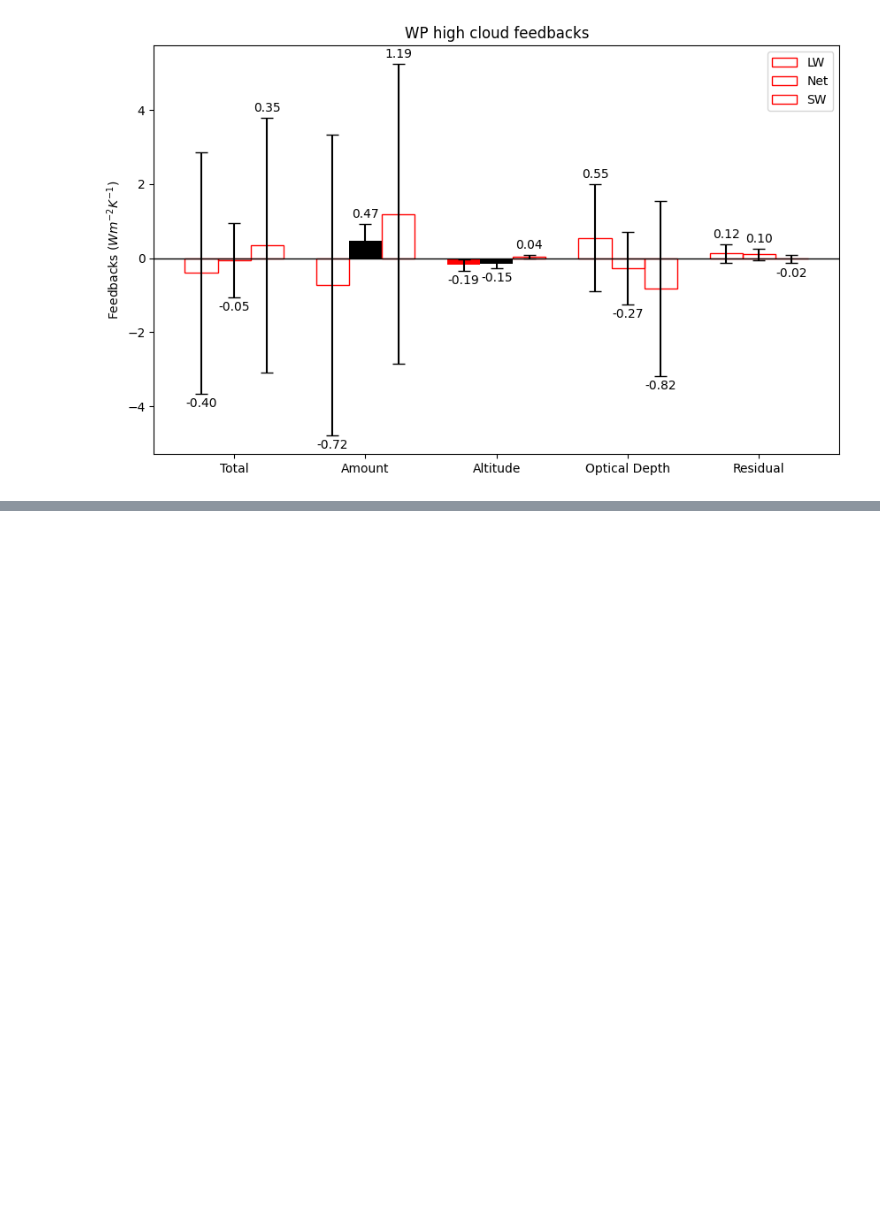
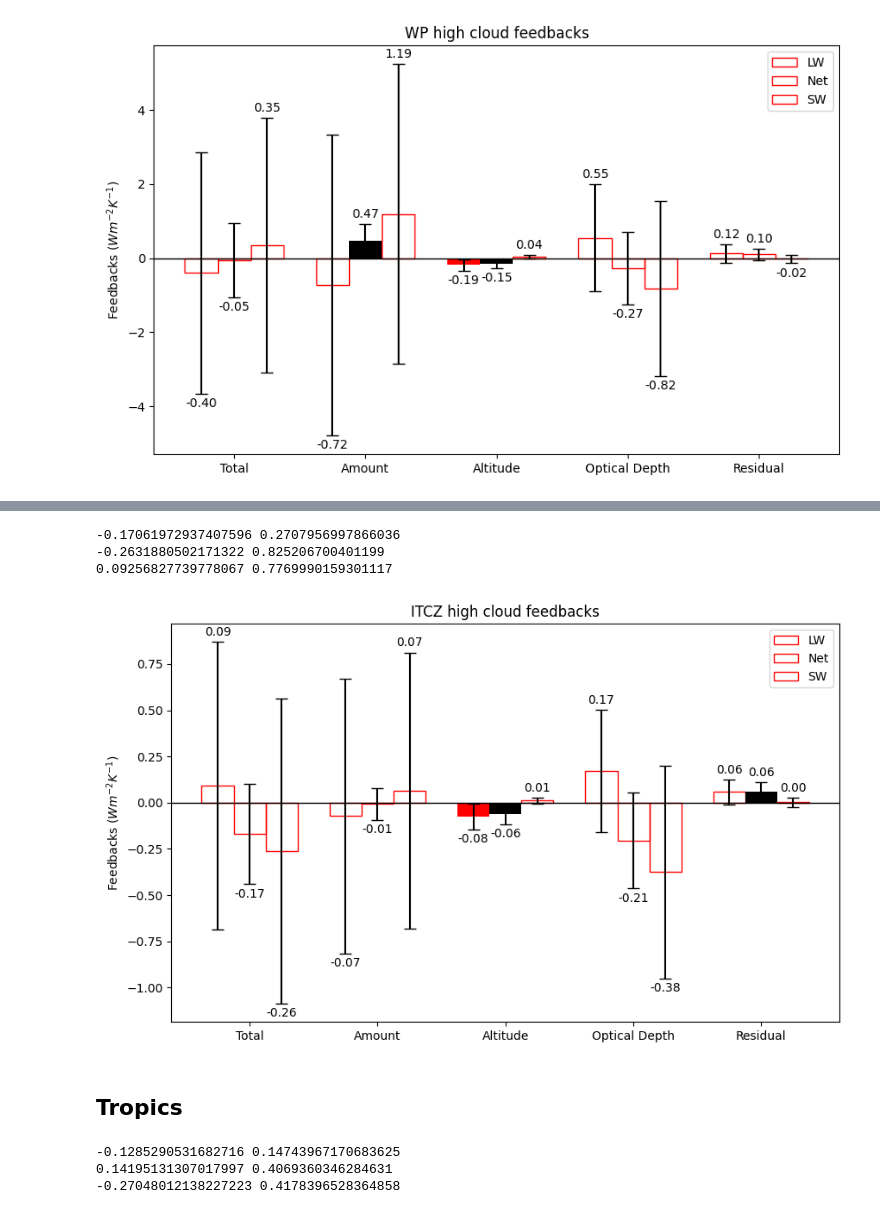
Before and after one commit to paula-rj/HighClouds, a Jupyter notebook: feedbacks.ipynb, the cells around one changed output, grey strips where cells are left out. Saved outputs shown, nothing was run; the diff lists cells and outputs as text; code cells hidden in the pictures; blank space fills up the shorter version.

```diff
--- a/feedbacks.ipynb
+++ b/feedbacks.ipynb
@@ -1652,0 +1724,35 @@ plt.show()
+# %%
+area_itcz = alllw.cldarea_cldtyp_mon.sel(lat=itcz, time=filtered_dates).mean("lon")
+
+RclrLW_itcz = alllw.sel(lat=itcz,lon=ocean_only, time=filtered_dates).toa_lw_clr_mon.mean("lon")
+RovcLW_itcz = alllw.sel(lat=itcz,lon=ocean_only, time=filtered_dates).toa_lw_cldtyp_mon.mean("lon")
+lwK_itcz = (RclrLW_itcz - RovcLW_itcz)/100
+
+RclrSW_itcz = allsw.sel(lat=itcz,lon=ocean_only,time=filtered_dates).toa_sw_clr_mon.mean("lon")
+RovcSW_itcz = allsw.sel(lat=itcz,lon=ocean_only,time=filtered_dates).toa_sw_cldtyp_mon.mean("lon")
+swK_itcz = (RclrSW_itcz - RovcSW_itcz)/100
+
+K_itcz = lwK_itcz + swK_itcz
+# %%
+feed_itcz = total_feedback(area_itcz, K_itcz, gmst_anom_noenso)
+print(feed_itcz[0].sel(press=[4,5,6]).sum(["press", "opt"]).data, feed_itcz[1].sel(press=[4,5,6]).sum(["press", "opt"]).data)
+
+feed_itcz = total_feedback(area_itcz, swK_itcz, gmst_anom_noenso)
+print(feed_itcz[0].sel(press=[4,5,6]).sum(["press", "opt"]).data, feed_itcz[1].sel(press=[4,5,6]).sum(["press", "opt"]).data)
+
+feed_itcz = total_feedback(area_itcz, lwK_itcz, gmst_anom_noenso)
+print(feed_itcz[0].sel(press=[4,5,6]).sum(["press", "opt"]).data, feed_itcz[1].sel(press=[4,5,6]).sum(["press", "opt"]).data)
+# %% [output]
+-0.17061972937407596 0.2707956997866036
+-0.2631880502171322 0.825206700401199
+0.09256827739778067 0.7769990159301117
+# %%
+hclw_itcz = methods.Feedbacks(area_itcz.sel(press=[4,5,6]), lwK_itcz.sel(press=[4,5,6]), gmst_anom_noenso)
+hcsw_itcz = methods.Feedbacks(area_itcz.sel(press=[4,5,6]), swK_itcz.sel(press=[4,5,6]), gmst_anom_noenso)
+hcnet_itcz = methods.Feedbacks(area_itcz.sel(press=[4,5,6]), K_itcz.sel(press=[4,5,6]), gmst_anom_noenso)
+# %%
+methods.plot(hclw_itcz, hcsw_itcz, hcnet_itcz, totallw= (0.09256827739778067, 0.7769990159301117), totalsw=(-0.2631880502171322, 0.825206700401199), totalnet=(-0.17061972937407596, 0.2707956997866036) )
+# %% [output]
+[figure, added]
+# %% [markdown]
+## Tropics
@@ -1652,0 +1771,13 @@ plt.show()
+# %%
+feed_trop = total_feedback(area_trop, K_trop, gmst_anom_noenso)
+print(feed_trop[0].sel(press=[4,5,6]).sum(["press", "opt"]).data, feed_trop[1].sel(press=[4,5,6]).sum(["press", "opt"]).data)
+
+feed_trop = total_feedback(area_trop, swK_trop, gmst_anom_noenso)
+print(feed_trop[0].sel(press=[4,5,6]).sum(["press", "opt"]).data, feed_trop[1].sel(press=[4,5,6]).sum(["press", "opt"]).data)
+
+feed_trop = total_feedback(area_trop, lwK_trop, gmst_anom_noenso)
+print(feed_trop[0].sel(press=[4,5,6]).sum(["press", "opt"]).data, feed_trop[1].sel(press=[4,5,6]).sum(["press", "opt"]).data)
+# %% [output]
+-0.1285290531682716 0.14743967170683625
+0.14195131307017997 0.4069360346284631
+-0.27048012138227223 0.4178396528364858
```
Also changed, not shown: parts of 37 cells of this notebook, 1 other file.
